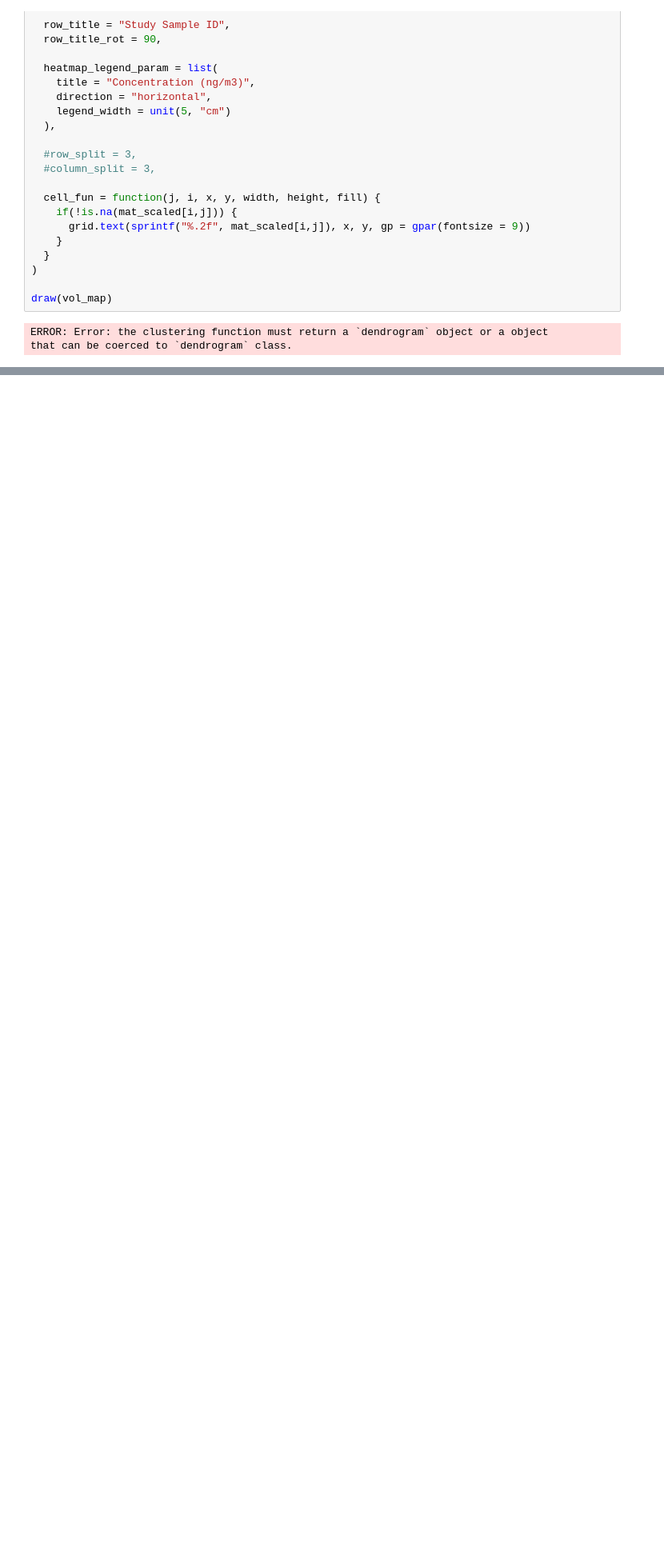
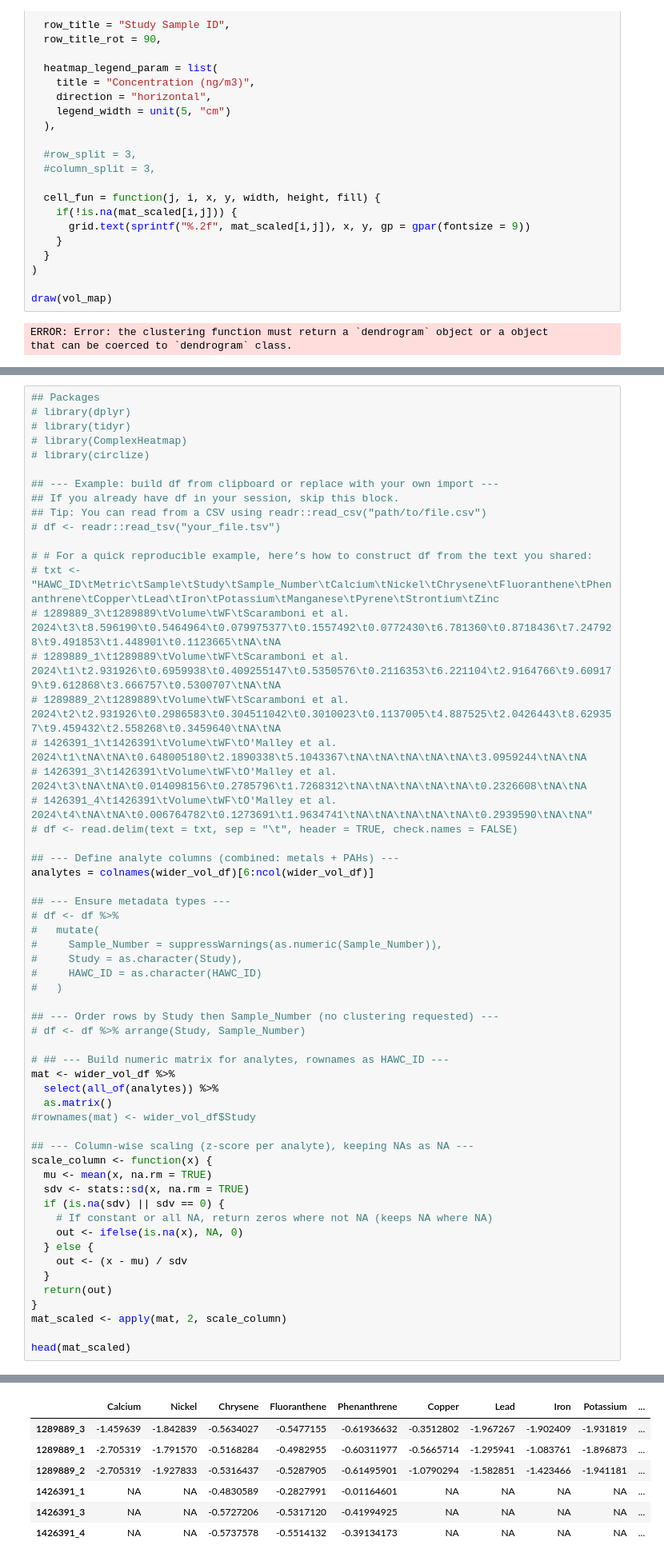
Before and after one commit to UNC-CEMALB/P1015.-Wildfire_Suffcient_Similiarity, a Jupyter notebook: 2. Cluster Analysis/PCoA.ipynb, the cells around one changed output, grey strips where cells are left out. Shown at 80% size. Drawn from its saved outputs; the diff is of its cells as text; blank space fills up the shorter version.

```diff
--- a/2. Cluster Analysis/PCoA.ipynb
+++ b/2. Cluster Analysis/PCoA.ipynb
@@ -784,0 +800,58 @@ that can be coerced to `dendrogram` class.
+# %%
+## Packages
+# library(dplyr)
+# library(tidyr)
+# library(ComplexHeatmap)
+# library(circlize)
+
+## --- Example: build df from clipboard or replace with your own import ---
+## If you already have df in your session, skip this block.
+## Tip: You can read from a CSV using readr::read_csv("path/to/file.csv")
+# df <- readr::read_tsv("your_file.tsv")
+
+# # For a quick reproducible example, here’s how to construct df from the text you shared:
+# txt <- "HAWC_ID\tMetric\tSample\tStudy\tSample_Number\tCalcium\tNickel\tChrysene\tFluoranthene\tPhenanthrene\tCopper\tLead\tIron\tPotassium\tManganese\tPyrene\tStrontium\tZinc
+# 1289889_3\t1289889\tVolume\tWF\tScaramboni et al. 2024\t3\t8.596190\t0.5464964\t0.079975377\t0.1557492\t0.0772430\t6.781360\t0.8718436\t7.247928\t9.491853\t1.448901\t0.1123665\tNA\tNA
+# 1289889_1\t1289889\tVolume\tWF\tScaramboni et al. 2024\t1\t2.931926\t0.6959938\t0.409255147\t0.5350576\t0.2116353\t6.221104\t2.9164766\t9.609179\t9.612868\t3.666757\t0.5300707\tNA\tNA
+# 1289889_2\t1289889\tVolume\tWF\tScaramboni et al. 2024\t2\t2.931926\t0.2986583\t0.304511042\t0.3010023\t0.1137005\t4.887525\t2.0426443\t8.629357\t9.459432\t2.558268\t0.3459640\tNA\tNA
+# 1426391_1\t1426391\tVolume\tWF\tO'Malley et al. 2024\t1\tNA\tNA\t0.648005180\t2.1890338\t5.1043367\tNA\tNA\tNA\tNA\tNA\t3.0959244\tNA\tNA
+# 1426391_3\t1426391\tVolume\tWF\tO'Malley et al. 2024\t3\tNA\tNA\t0.014098156\t0.2785796\t1.7268312\tNA\tNA\tNA\tNA\tNA\t0.2326608\tNA\tNA
+# 1426391_4\t1426391\tVolume\tWF\tO'Malley et al. 2024\t4\tNA\tNA\t0.006764782\t0.1273691\t1.9634741\tNA\tNA\tNA\tNA\tNA\t0.2939590\tNA\tNA"
+# df <- read.delim(text = txt, sep = "\t", header = TRUE, check.names = FALSE)
+
+## --- Define analyte columns (combined: metals + PAHs) ---
+analytes = colnames(wider_vol_df)[6:ncol(wider_vol_df)]
+
+## --- Ensure metadata types ---
+# df <- df %>%
+#   mutate(
+#     Sample_Number = suppressWarnings(as.numeric(Sample_Number)),
+#     Study = as.character(Study),
+#     HAWC_ID = as.character(HAWC_ID)
+#   )
+
+## --- Order rows by Study then Sample_Number (no clustering requested) ---
+# df <- df %>% arrange(Study, Sample_Number)
+
+# ## --- Build numeric matrix for analytes, rownames as HAWC_ID ---
+mat <- wider_vol_df %>%
+  select(all_of(analytes)) %>%
+  as.matrix()
+#rownames(mat) <- wider_vol_df$Study
+
+## --- Column-wise scaling (z-score per analyte), keeping NAs as NA ---
+scale_column <- function(x) {
+  mu <- mean(x, na.rm = TRUE)
+  sdv <- stats::sd(x, na.rm = TRUE)
+  if (is.na(sdv) || sdv == 0) {
+    # If constant or all NA, return zeros where not NA (keeps NA where NA)
+    out <- ifelse(is.na(x), NA, 0)
+  } else {
+    out <- (x - mu) / sdv
+  }
+  return(out)
+}
+mat_scaled <- apply(mat, 2, scale_column)
+
+head(mat_scaled)
+# %% [output]
@@ -784,0 +859,7 @@ that can be coerced to `dendrogram` class.
+|  | Calcium | Nickel | Chrysene | Fluoranthene | Phenanthrene | Copper | Lead | Iron | Potassium | ... |
+| 1289889_3 | -1.459639 | -1.842839 | -0.5634027 | -0.5477155 | -0.61936632 | -0.3512802 | -1.967267 | -1.902409 | -1.931819 | ... |
+| 1289889_1 | -2.705319 | -1.791570 | -0.5168284 | -0.4982955 | -0.60311977 | -0.5665714 | -1.295941 | -1.083761 | -1.896873 | ... |
+| 1289889_2 | -2.705319 | -1.927833 | -0.5316437 | -0.5287905 | -0.61495901 | -1.0790294 | -1.582851 | -1.423466 | -1.941181 | ... |
+| 1426391_1 | NA | NA | -0.4830589 | -0.2827991 | -0.01164601 | NA | NA | NA | NA | ... |
+| 1426391_3 | NA | NA | -0.5727206 | -0.5317120 | -0.41994925 | NA | NA | NA | NA | ... |
+| 1426391_4 | NA | NA | -0.5737578 | -0.5514132 | -0.39134173 | NA | NA | NA | NA | ... |
```
Also changed, not shown: parts of 6 cells of this notebook.
